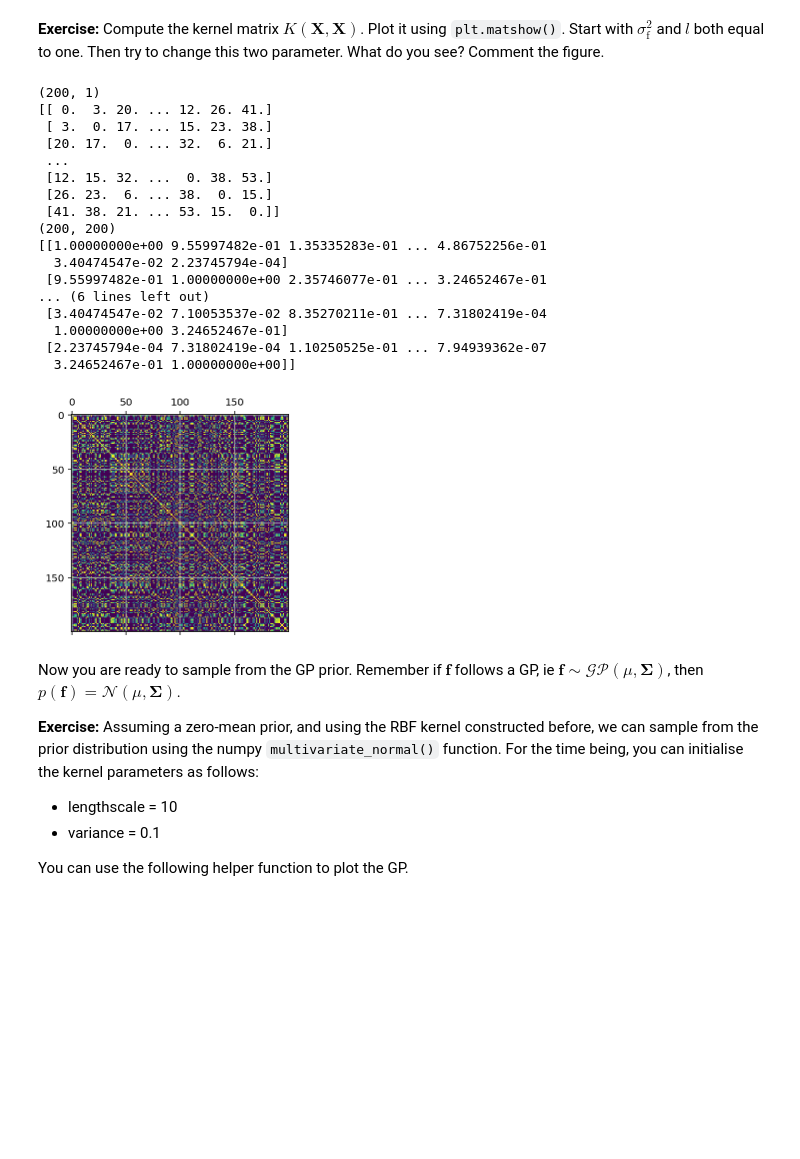
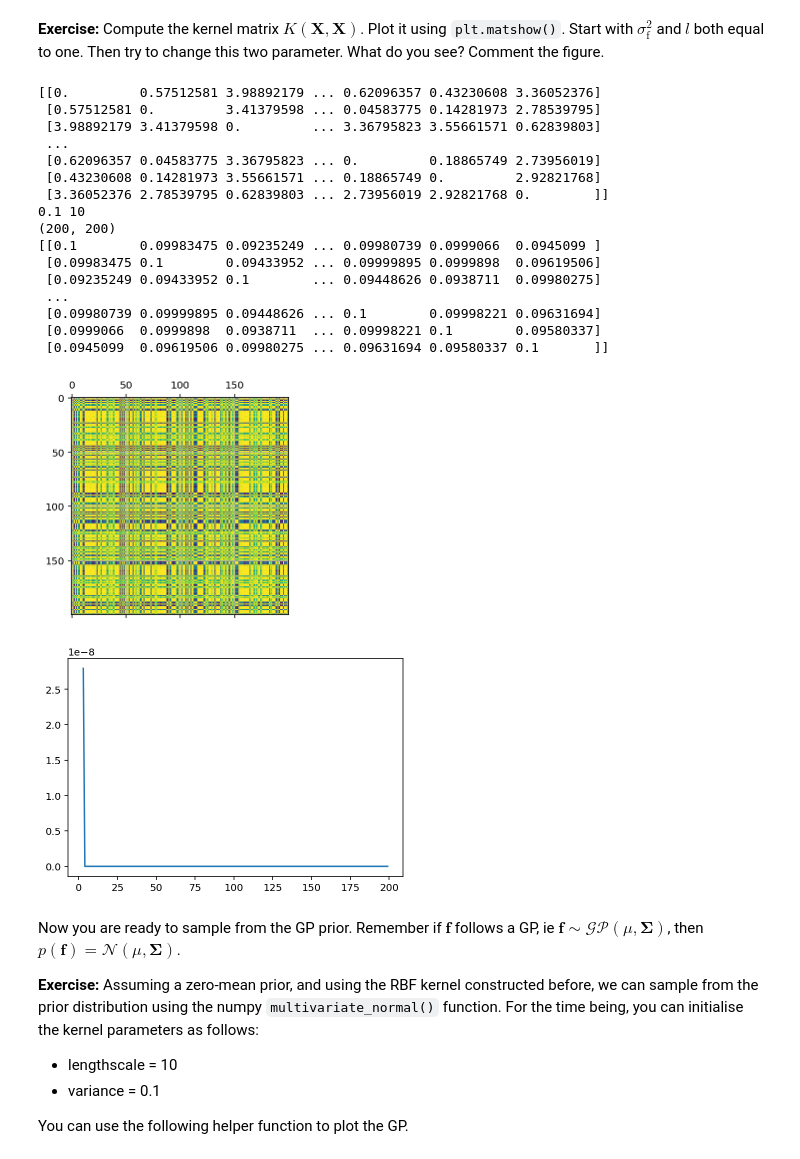
Before and after one commit to Servax314/ASI, a Jupyter notebook: lab/GaussianProcess/lab2.ipynb, the cells around one changed output. Saved outputs shown, nothing was run; the diff lists cells and outputs as text; code cells hidden in the pictures; blank space fills up the shorter version.

```diff
--- a/lab/GaussianProcess/lab2.ipynb
+++ b/lab/GaussianProcess/lab2.ipynb
@@ -113,38 +130,45 @@ class RBF(Kernel):
 # %%
 #https://stackoverflow.com/questions/23581508/why-gaussian-radial-basis-function-maps-the-examples-into-an-infinite-dimensiona
 #increasing the lengthscale = greater variance
 #the "variance" is the amplitude (normalization constant?)
 
-X = np.array(X).reshape(-1,1)
-print(X.shape)
+y = np.array(y).reshape(-1,1)
 
 kernel = Kernel()
-Kxx = RBF(10, 1).compute_kernel(X,X)
+Kxx = RBF(10, .1).compute_kernel(y,y)
 print(Kxx.shape)
 print(Kxx)
 fig, ax = plt.subplots()
 ax.matshow(Kxx) ## *** TO COMPLETE *** ##
 ax.grid(None)
 plt.show()
+
+det=[]
+abss=[]
+for k in range(3,X.shape[0]):
+    det.append(np.linalg.det(Kxx[:k,:k]))
+    abss.append(k)
+plt.plot(abss,det)
+plt.show()
 # %% [output]
-(200, 1)
-[[ 0.  3. 20. ... 12. 26. 41.]
- [ 3.  0. 17. ... 15. 23. 38.]
- [20. 17.  0. ... 32.  6. 21.]
+[[0.         0.57512581 3.98892179 ... 0.62096357 0.43230608 3.36052376]
+ [0.57512581 0.         3.41379598 ... 0.04583775 0.14281973 2.78539795]
+ [3.98892179 3.41379598 0.         ... 3.36795823 3.55661571 0.62839803]
  ...
- [12. 15. 32. ...  0. 38. 53.]
- [26. 23.  6. ... 38.  0. 15.]
- [41. 38. 21. ... 53. 15.  0.]]
+ [0.62096357 0.04583775 3.36795823 ... 0.         0.18865749 2.73956019]
+ [0.43230608 0.14281973 3.55661571 ... 0.18865749 0.         2.92821768]
+ [3.36052376 2.78539795 0.62839803 ... 2.73956019 2.92821768 0.        ]]
+0.1 10
 (200, 200)
-[[1.00000000e+00 9.55997482e-01 1.35335283e-01 ... 4.86752256e-01
-  3.40474547e-02 2.23745794e-04]
- [9.55997482e-01 1.00000000e+00 2.35746077e-01 ... 3.24652467e-01
-... (6 lines left out)
- [3.40474547e-02 7.10053537e-02 8.35270211e-01 ... 7.31802419e-04
-  1.00000000e+00 3.24652467e-01]
- [2.23745794e-04 7.31802419e-04 1.10250525e-01 ... 7.94939362e-07
-  3.24652467e-01 1.00000000e+00]]
+[[0.1        0.09983475 0.09235249 ... 0.09980739 0.0999066  0.0945099 ]
+ [0.09983475 0.1        0.09433952 ... 0.09999895 0.0999898  0.09619506]
+ [0.09235249 0.09433952 0.1        ... 0.09448626 0.0938711  0.09980275]
+ ...
+ [0.09980739 0.09999895 0.09448626 ... 0.1        0.09998221 0.09631694]
+ [0.0999066  0.0999898  0.0938711  ... 0.09998221 0.1        0.09580337]
+ [0.0945099  0.09619506 0.09980275 ... 0.09631694 0.09580337 0.1       ]]
-[figure, old version]
+[figure, new version]
+[figure, added]
 # %% [markdown]
 Now you are ready to sample from the GP prior. Remember if $\mathbf{f}$ follows a GP, ie $\mathbf{f} \sim \mathcal{GP}(\mu, \mathbf{\Sigma})$, then $p(\mathbf{f}) = \mathcal{N}(\mu, \mathbf{\Sigma})$.
 
```
Also changed, not shown: parts of 4 cells of this notebook.
